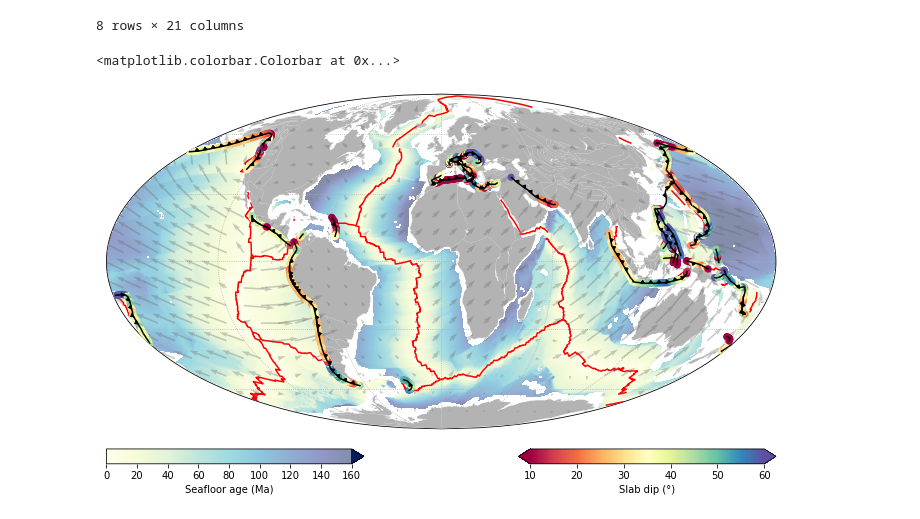
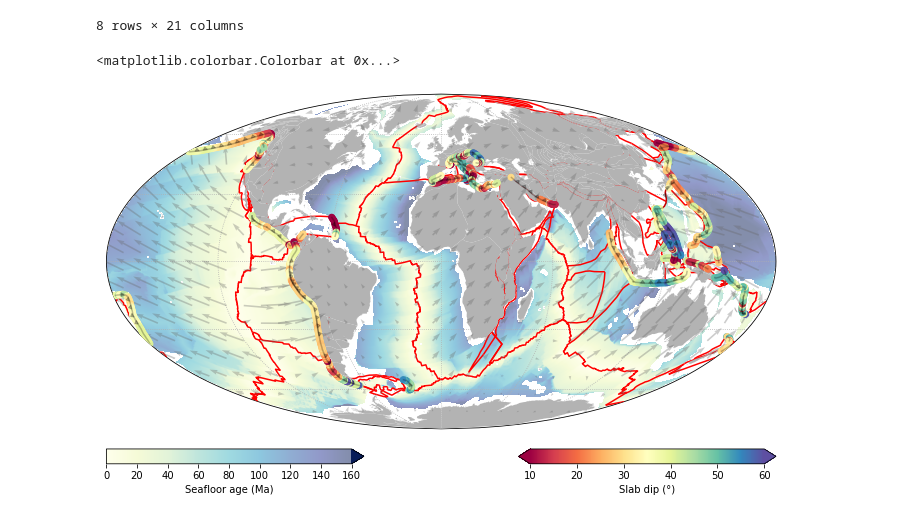
Before and after one commit to brmather/Slab-Dip, a Jupyter notebook: Notebooks/06-Predict-Slab-Dip.ipynb, the cells around one changed output. Drawn from its saved outputs; the diff is of its cells as text; code cells hidden in the pictures.

```diff
--- a/Notebooks/06-Predict-Slab-Dip.ipynb
+++ b/Notebooks/06-Predict-Slab-Dip.ipynb
@@ -85,17 +71,17 @@ df = pd.read_csv("data/subduction_data.csv", index_col=0)
 # remove NaN entries
 df = df[np.isfinite(df['slab_dip'])]
 
-# remove europe
-# df = df[np.logical_or(df['lon'] > 70, df['lon'] < -20)]
-
 variable_names = ['angle', 'total_vel', 'vel', 'trench_vel', 'vratio', 'slab_age', 'slab_thickness',
-                  'spreading_rate', 'density', 'curvature']
-                  #'radius_of_curvature', 'trench_longevity', 'rollback']
+                  'spreading_rate', 'density']
 
 df_X_train = df[variable_names]
 df_y_train = df['slab_dip']
 # %%
-dipper = SlabDipper(X=df_X_train, y=df_y_train)
+mlp = MLPRegressor(hidden_layer_sizes=(50,), solver='lbfgs', max_iter=3000, tol=0.05)
+kn = KNeighborsRegressor(n_neighbors=3)
+
+dipper = SlabDipper(sklearn_regressor=kn, X=df_X_train, y=df_y_train)
 dipper.model = model
 dipper.set_age_grid_filename(agegrid_filename)
 dipper.set_spreading_rate_grid_filename(spreadrate_filename)
+dipper.get_score()
@@ -141,37 +115,34 @@ df.describe()
 # %%
 # Create a figure
 fig = plt.figure(figsize=(12,7))
 gs = GridSpec(2,2, hspace=0.05, wspace=0.6, height_ratios=[0.96,0.04])
 
 ax = fig.add_subplot(gs[0,:], projection=ccrs.Mollweide(central_longitude=0))
 ax.set_global()
 
 
 age_raster = gplately.Raster(filename=agegrid_filename.format(gplot.time))
 im = gplot.plot_grid(ax, age_raster.data, cmap='YlGnBu', alpha=0.5, vmin=0, vmax=160, zorder=1)
 
-# im = ax.imshow(age_grid, extent=extent_globe, cmap='YlGnBu', origin='lower', alpha=0.5,
-#                vmin=0, vmax=160, transform=ccrs.PlateCarree(), zorder=1)
-
-
 gplot.plot_ridges_and_transforms(ax, color='r', zorder=3)
+gplot.plot_misc_boundaries(ax, color='r', zorder=3)
 gplot.plot_plate_motion_vectors(ax, color='0.4', alpha=0.33, zorder=7, regrid_shape=20)
 gplot.plot_coastlines(ax, facecolor='0.7', edgecolor='none', zorder=3)
-gplot.plot_trenches(ax, zorder=9)
-gplot.plot_subduction_teeth(ax, zorder=9)
+gplot.plot_trenches(ax, alpha=0.25, zorder=9)
+gplot.plot_subduction_teeth(ax, alpha=0.25, zorder=9)
 
 sc0 = ax.scatter(df_time['lon'], df_time['lat'], c=df_time['slab_dip'], cmap='Spectral', vmin=10, vmax=60,
                  transform=ccrs.PlateCarree(), rasterized=True, zorder=8)
 
 ax.gridlines(linestyle=':')
 
 
 cax1 = fig.add_subplot(gs[1,0])
 cax2 = fig.add_subplot(gs[1,1])
 
 # fig.colorbar(im, shrink=0.4, label='Slab depth (km)')
 fig.colorbar(sc0, cax=cax2, orientation='horizontal', label='Slab dip (°)', extend='both')
 fig.colorbar(im,  cax=cax1, orientation='horizontal', label='Seafloor age (Ma)', extend='max')
 # %% [output]
 <matplotlib.colorbar.Colorbar at 0x...>
-[figure, old version]
+[figure, new version]
```
Also changed, not shown: parts of 7 cells of this notebook, 7 other files.
